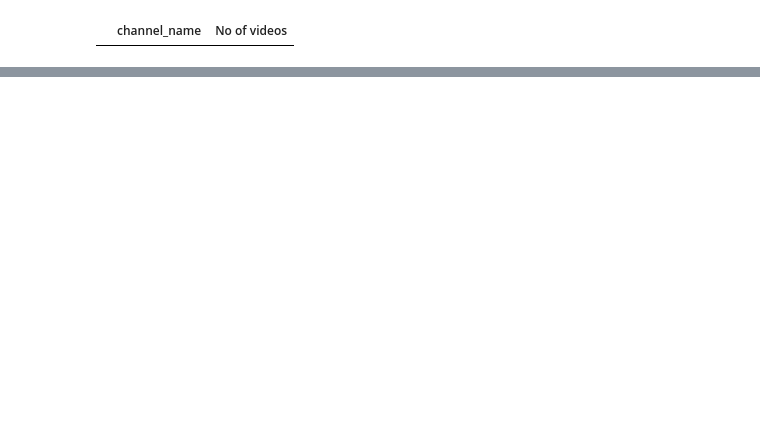
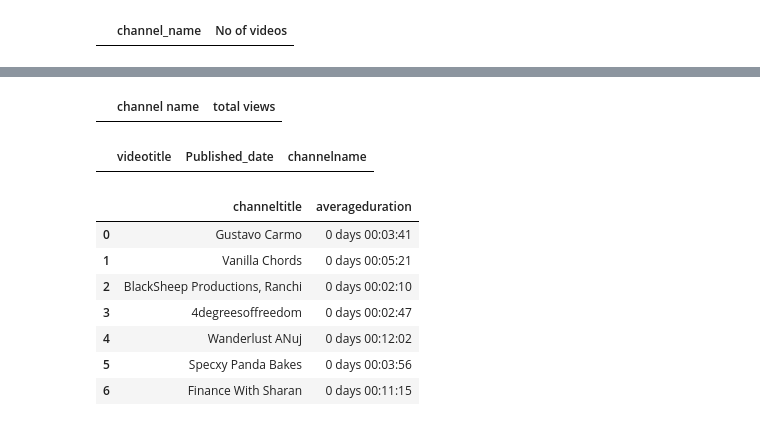
Before and after one commit to virenemmanuel/youtube_data_harvesting-and-warehousing, a Jupyter notebook: youtubeproject/youtubetest.ipynb, the cells around one changed output, grey strips where cells are left out. Drawn from its saved outputs; the diff is of its cells as text; code cells hidden in the pictures; blank space fills up the shorter version.

```diff
--- a/youtubeproject/youtubetest.ipynb
+++ b/youtubeproject/youtubetest.ipynb
@@ -833,0 +958,66 @@ df2
+# %%
+mydb = psycopg2.connect(host="localhost",
+                            user = "postgres",
+                            password = "roomno13",
+                            database = "youtube_data",
+                            port = "5432")
+cursor = mydb.cursor()
+
+query7 = "select Channel_Name as ChannelName, Views as Channelviews from channels;"
+cursor.execute(query7)
+mydb.commit()
+t7=cursor.fetchall()
+df8=pd.DataFrame(t7, columns=["channel name","total views"])
+df8
+# %% [output]
+|  | channel name | total views |
+# %%
+mydb = psycopg2.connect(host="localhost",
+                            user = "postgres",
+                            password = "roomno13",
+                            database = "youtube_data",
+                            port = "5432")
+cursor = mydb.cursor()
+
+query8 = '''select Title as video_title, published_date as videorelease, channel_name as channelname from videos
+            where extract(year from Published_Date) = 2022;'''
+cursor.execute(query8)
+mydb.commit()
+t8=cursor.fetchall()
+df8=pd.DataFrame(t8,columns=["videotitle","Published_date","channelname"])
+df8
+# %% [output]
+|  | videotitle | Published_date | channelname |
+# %%
+mydb = psycopg2.connect(host="localhost",
+                            user = "postgres",
+                            password = "roomno13",
+                            database = "youtube_data",
+                            port = "5432")
+cursor = mydb.cursor()
+
+query9 =  "SELECT Channel_Name as channelname, AVG(Duration) AS average_duration FROM videos GROUP BY Channel_Name;"
+cursor.execute(query9)
+mydb.commit()
+t9=cursor.fetchall()
+df9 = pd.DataFrame(t9, columns=['channel name', 'average_duration'])
+df9
+
+T9 = []
+for index,row in df9.iterrows():
+    channel_title=row["channel name"]
+    average_duration=row["average_duration"]
+    average_duration_str=str(average_duration)
+    T9.append(dict(channeltitle=channel_title,averageduration=average_duration_str))
+df1=pd.DataFrame(T9)
+# %%
+df1
+# %% [output]
+|  | channeltitle | averageduration |
+| 0 | Gustavo Carmo | 0 days 00:03:41 |
+| 1 | Vanilla Chords | 0 days 00:05:21 |
+| 2 | BlackSheep Productions, Ranchi | 0 days 00:02:10 |
+| 3 | 4degreesoffreedom | 0 days 00:02:47 |
+| 4 | Wanderlust ANuj | 0 days 00:12:02 |
+| 5 | Specxy Panda Bakes | 0 days 00:03:56 |
+| 6 | Finance With Sharan | 0 days 00:11:15 |
```
Also changed, not shown: parts of 11 cells of this notebook, 1 other file.
